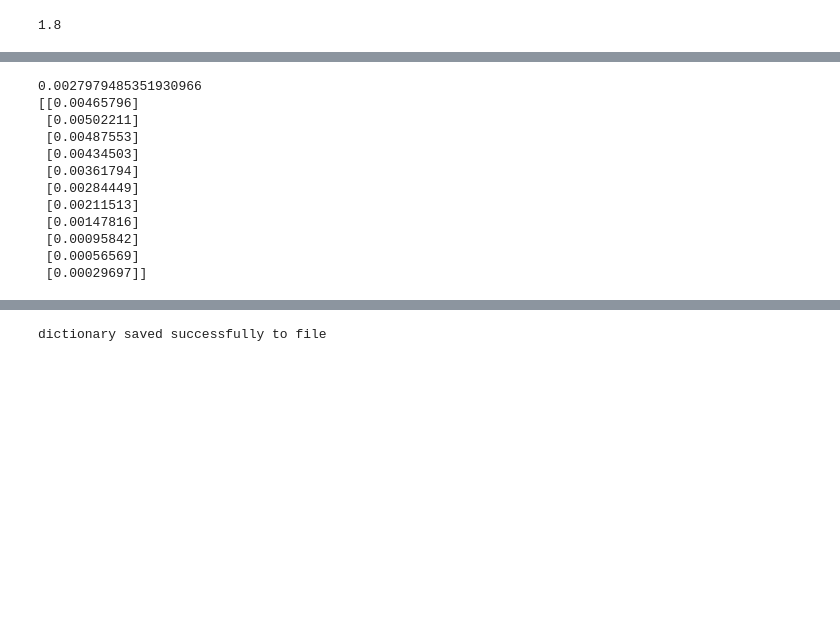
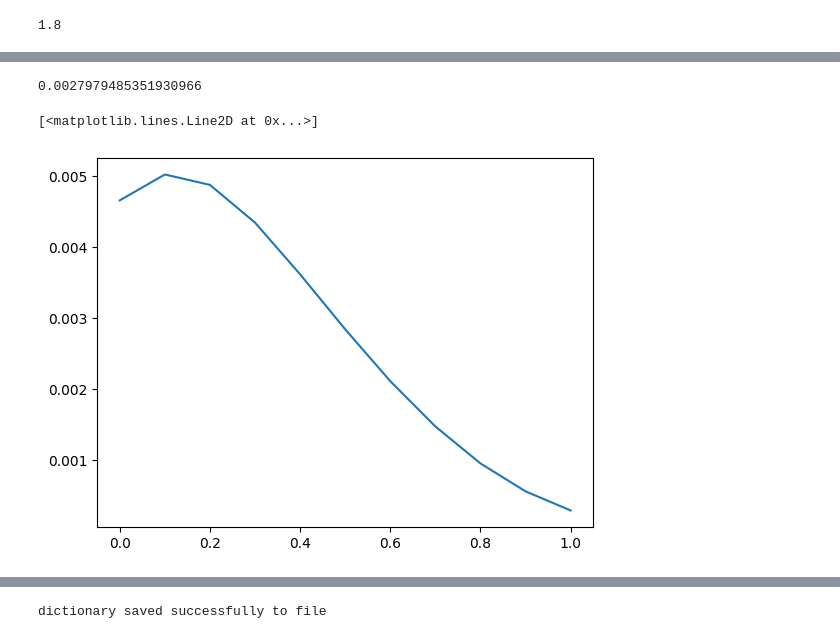
Before and after one commit to naiaseh/Trunk, a Jupyter notebook: PinnNew/KdV.ipynb, the cells around one changed output, grey strips where cells are left out. Saved outputs shown, nothing was run; the diff lists cells and outputs as text; code cells hidden in the pictures; blank space fills up the shorter version.

```diff
--- a/PinnNew/KdV.ipynb
+++ b/PinnNew/KdV.ipynb
@@ -266,19 +289,10 @@ for i, TIME in enumerate(times):
 # %%
 print(np.average(stats))
-print(stats)
+plt.plot(times, stats)
 # %% [output]
 0.0027979485351930966
-[[0.00465796]
- [0.00502211]
- [0.00487553]
- [0.00434503]
- [0.00361794]
- [0.00284449]
- [0.00211513]
- [0.00147816]
- [0.00095842]
- [0.00056569]
- [0.00029697]]
+[<matplotlib.lines.Line2D at 0x...>]
+[figure, added]
 # %%
 (tx_eqn, y_eqn), (tx_init, y_init), (tx_boundary, y_boundary) = simulate_kdv(50000, phi_function3, boundary_function, x_start, length, t0, time, n_init = None, n_bnd = None, random_seed = 42, dtype=tf.float32)
 # %%
```
Also changed, not shown: parts of 14 cells of this notebook.
